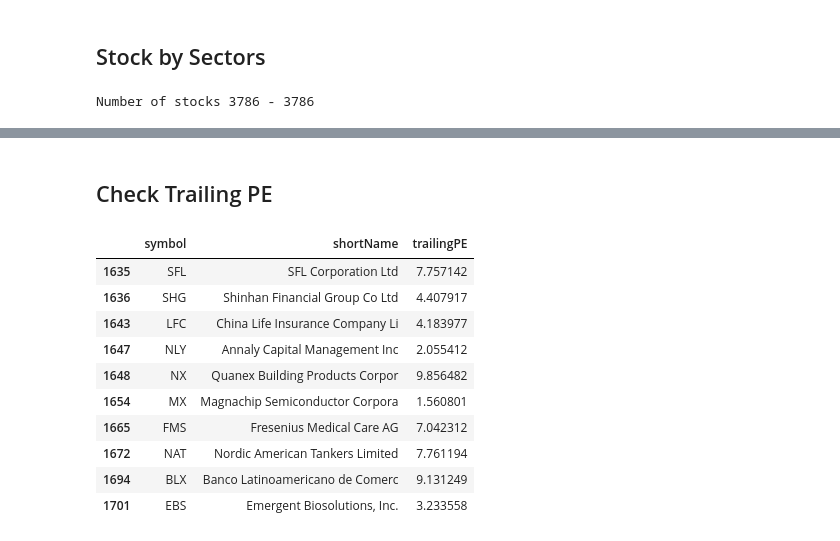
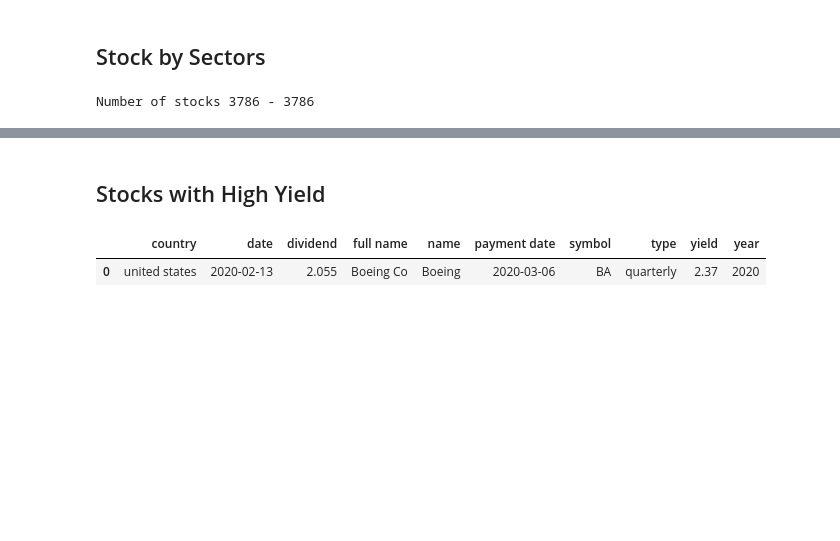
Before and after one commit to alpha2phi-platform/alphalib, a Jupyter notebook: 01_dataset.ipynb, the cells around one changed output, grey strips where cells are left out. Drawn from its saved outputs; the diff is of its cells as text; code cells hidden in the pictures; blank space fills up the shorter version.

```diff
--- a/01_dataset.ipynb
+++ b/01_dataset.ipynb
@@ -24,3 +24,8 @@ SHEET_NAME_STOCK_DIVIDENDS = "stock_dividends"
 stock_info = pd.read_excel(STOCK_INFO_FILE, sheet_name=SHEET_NAME_STOCK_INFO, engine="openpyxl")
 stock_financials = pd.read_excel(STOCK_FINANCIALS_FILE, sheet_name=SHEET_NAME_STOCK_FINANCIALS, engine="openpyxl")
 stock_dividends = pd.read_excel(STOCK_DIVIDENDS_FILE, sheet_name=SHEET_NAME_STOCK_DIVIDENDS, engine="openpyxl")
+# %%
+# Convert field names to lower case
+stock_info = stock_info.rename(columns=str.lower)
+stock_financials = stock_financials.rename(columns=str.lower)
+stock_dividends = stock_dividends.rename(columns=str.lower)
@@ -54,16 +71,7 @@ Name: symbol, dtype: int64
 # %% [markdown]
-## Check Trailing PE
+## Stocks with High Yield
 # %%
-stock_info[["symbol", "shortName", "trailingPE"]][stock_info["trailingPE"] < 10].head(10)
+stock_dividends.head(1)
 # %% [output]
-|  | symbol | shortName | trailingPE |
-| 1635 | SFL | SFL Corporation Ltd | 7.757142 |
-| 1636 | SHG | Shinhan Financial Group Co Ltd | 4.407917 |
-| 1643 | LFC | China Life Insurance Company Li | 4.183977 |
-| 1647 | NLY | Annaly Capital Management Inc | 2.055412 |
-| 1648 | NX | Quanex Building Products Corpor | 9.856482 |
-| 1654 | MX | Magnachip Semiconductor Corpora | 1.560801 |
-| 1665 | FMS | Fresenius Medical Care AG | 7.042312 |
-| 1672 | NAT | Nordic American Tankers Limited | 7.761194 |
-| 1694 | BLX | Banco Latinoamericano de Comerc | 9.131249 |
-| 1701 | EBS | Emergent Biosolutions, Inc. | 3.233558 |
+|  | country | date | dividend | full name | name | payment date | symbol | type | yield | year |
+| 0 | united states | 2020-02-13 | 2.055 | Boeing Co | Boeing | 2020-03-06 | BA | quarterly | 2.37 | 2020 |
```
Also changed, not shown: parts of 6 cells of this notebook.
